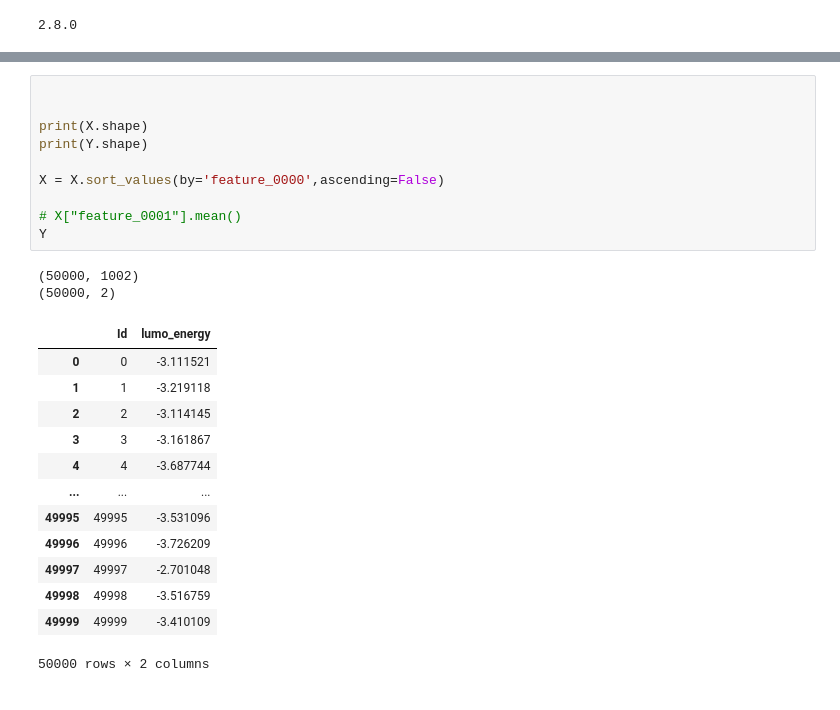
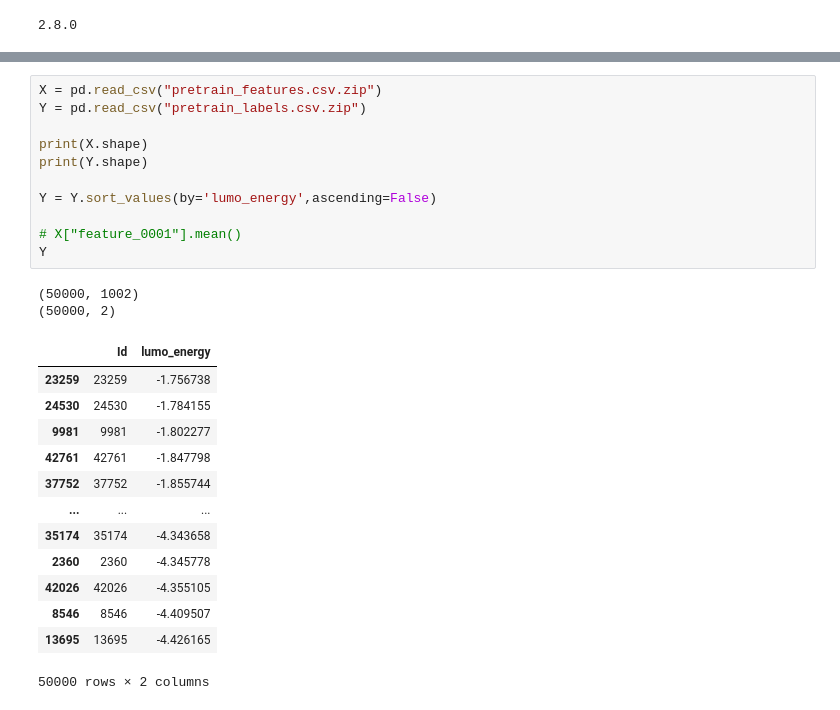
Before and after one commit to timothelaborie/introml, a Jupyter notebook: task4/feature_extraction.ipynb, the cells around one changed output, grey strips where cells are left out. Cells and saved outputs as stored; diff of their text form.

```diff
--- a/task4/feature_extraction.ipynb
+++ b/task4/feature_extraction.ipynb
@@ -72,28 +71,29 @@ X
 | 99 | 50099 | [SiH2]1cc2c(ccc(-c3cccc4nsnc34)c2... | 0.0 | 0.0 | 0.0 | 0.0 | 0.0 | 0.0 | ... |
 100 rows × 1002 columns
 # %%
-
+X = pd.read_csv("pretrain_features.csv.zip")
+Y = pd.read_csv("pretrain_labels.csv.zip")
 
 print(X.shape)
 print(Y.shape)
 
-X = X.sort_values(by='feature_0000',ascending=False)
+Y = Y.sort_values(by='lumo_energy',ascending=False)
 
 # X["feature_0001"].mean()
 Y
 # %% [output]
 (50000, 1002)
 (50000, 2)
 |  | Id | lumo_energy |
-| 0 | 0 | -3.111521 |
-| 1 | 1 | -3.219118 |
-| 2 | 2 | -3.114145 |
-| 3 | 3 | -3.161867 |
-| 4 | 4 | -3.687744 |
+| 23259 | 23259 | -1.756738 |
+| 24530 | 24530 | -1.784155 |
+| 9981 | 9981 | -1.802277 |
+| 42761 | 42761 | -1.847798 |
+| 37752 | 37752 | -1.855744 |
 | ... | ... | ... |
-| 49995 | 49995 | -3.531096 |
-| 49996 | 49996 | -3.726209 |
-| 49997 | 49997 | -2.701048 |
-| 49998 | 49998 | -3.516759 |
-| 49999 | 49999 | -3.410109 |
+| 35174 | 35174 | -4.343658 |
+| 2360 | 2360 | -4.345778 |
+| 42026 | 42026 | -4.355105 |
+| 8546 | 8546 | -4.409507 |
+| 13695 | 13695 | -4.426165 |
 50000 rows × 2 columns
```
Also changed, not shown: parts of 1 cell of this notebook, 2 other files.
